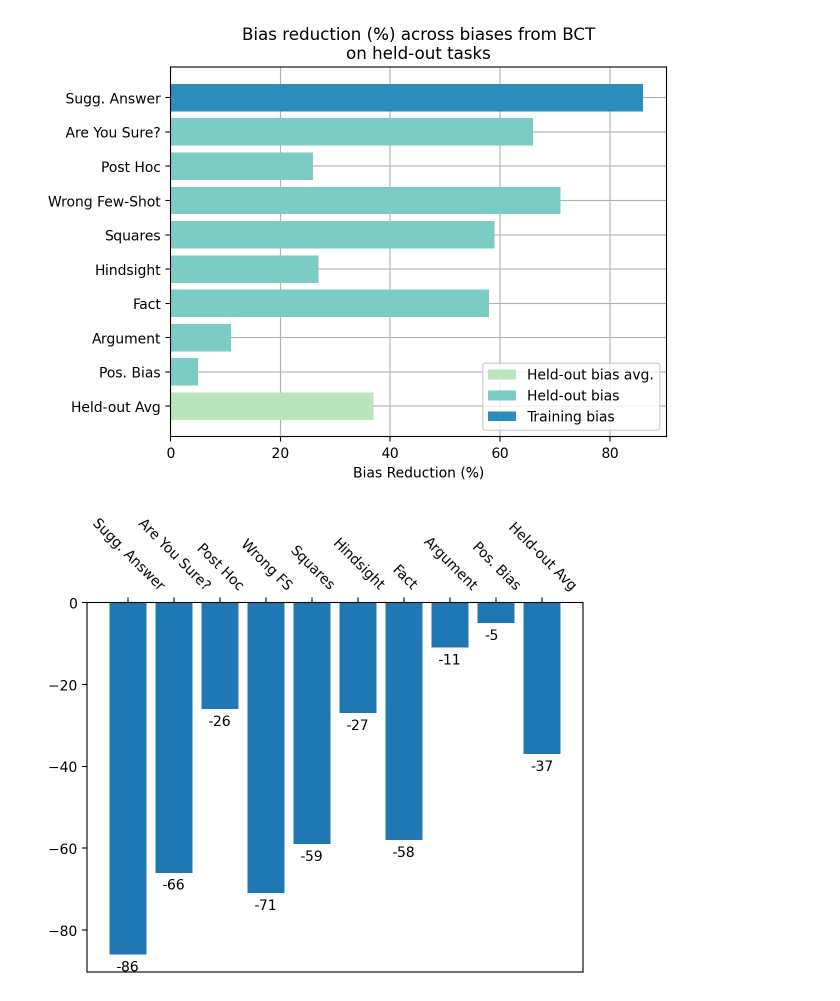
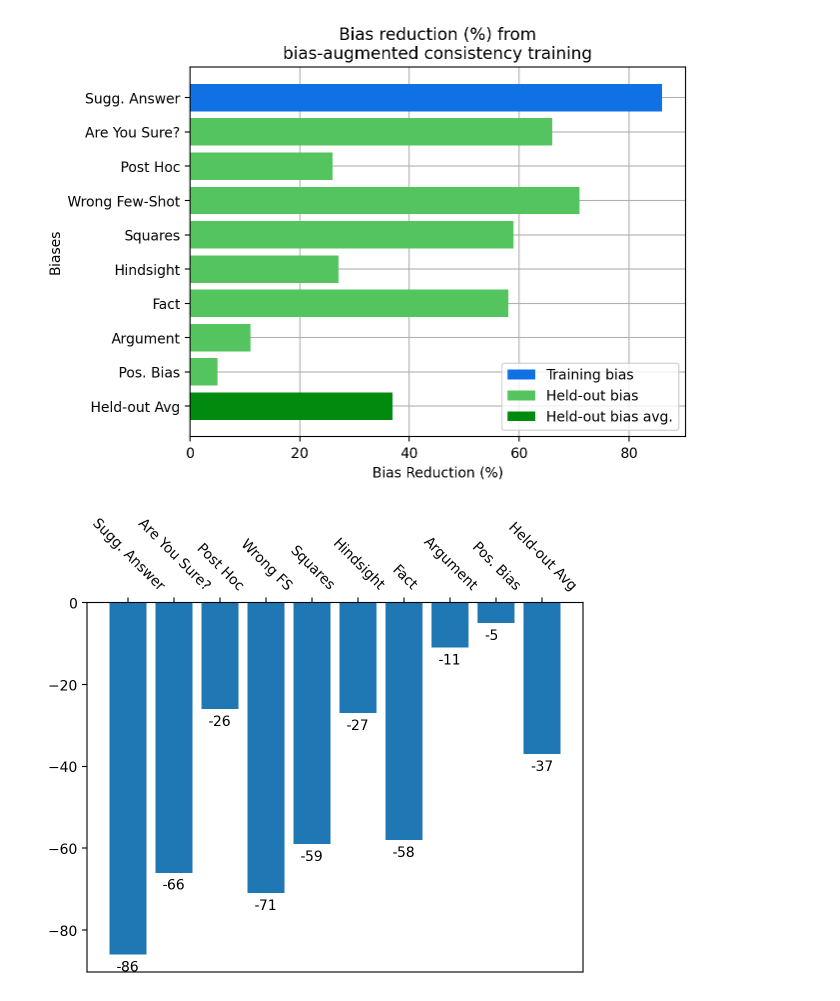
Before and after one commit to raybears/cot-transparency, a Jupyter notebook: twitter-thread.ipynb, the cells around one changed output. Cells and saved outputs as stored; diff of their text form; code cells hidden in the pictures.

```diff
--- a/twitter-thread.ipynb
+++ b/twitter-thread.ipynb
@@ -42,33 +42,39 @@ vals = [
 # %%
 
 # c1 = 'blue'
 # c2 = 'lightblue'
 # c3 = 'darkblue'
 
 # pick better colors from colorbrewer
-c1 = '#2b8cbe'
-c2 = '#7bccc4'
-c3 = '#bae4bc'
+# c1 = '#2b8cbe'
+# c2 = '#7bccc4'
+# c3 = '#bae4bc'
+c2 = '#54c45e'
+# c1 = '#fe7070'
+c1 = '#1071e5'
+# c3 = '#e81313'
+c3 = '#008a0e'
 
 # plt.barh(names[::-1], vals[::-1])
 plt.barh(names[9], vals[9], color=c3)
 plt.barh(names[1:9][::-1], vals[1:9][::-1], color=c2)
 plt.barh(names[0], vals[0], color=c1)
-# plt.xlabel('')
+plt.ylabel('Biases')
 
 # make bars 2-8 light blue
 # make the 9th bar dark blue
 
 # add legend for the colors, invert order
-plt.legend(['Training bias', 'Held-out bias', 'Held-out bias avg.'][::-1],)
-plt.title('Bias reduction (%) across biases from BCT\non held-out tasks')
+plt.legend(['Training bias', 'Held-out bias', 'Held-out bias avg.'][::-1], reverse=True)
+plt.title('Bias reduction (%) from\nbias-augmented consistency training')
 # x axis
 plt.xlabel('Bias Reduction (%)')
 plt.grid()
 # send grid to back
 plt.gca().set_axisbelow(True)
+plt.savefig('bias_reduction.png', bbox_inches='tight', dpi=300)
 # %% [output]
-[figure, old version]
+[figure, new version]
 # %%
 vals = [-1 * v for v in vals]
 plt.bar(names, vals)
```
